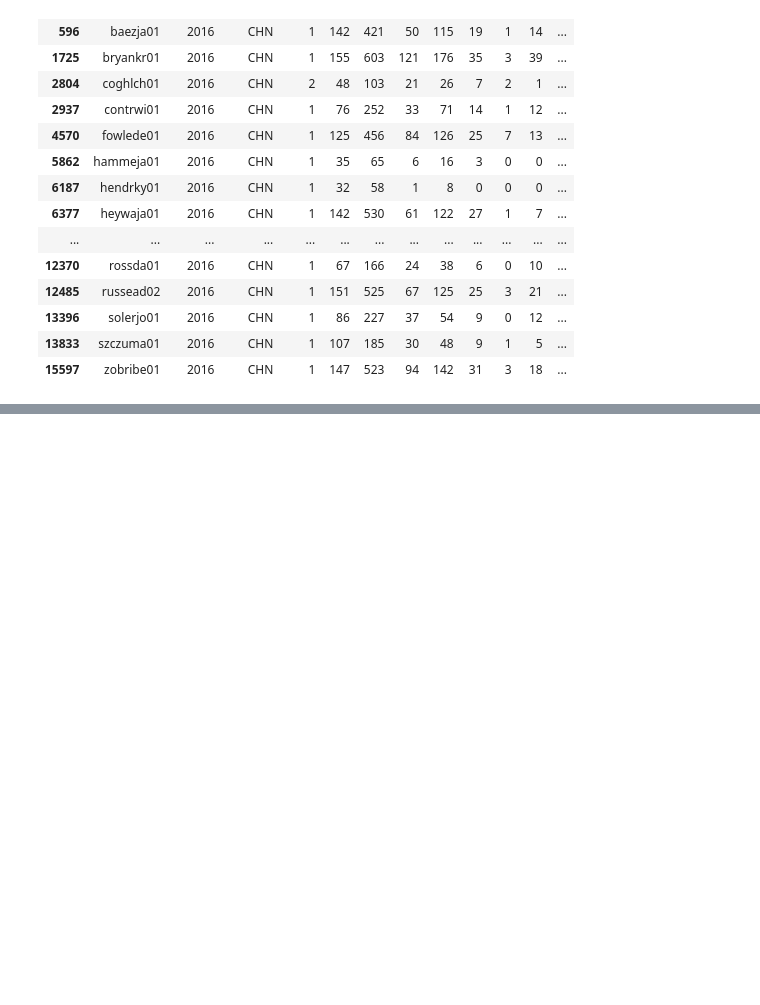
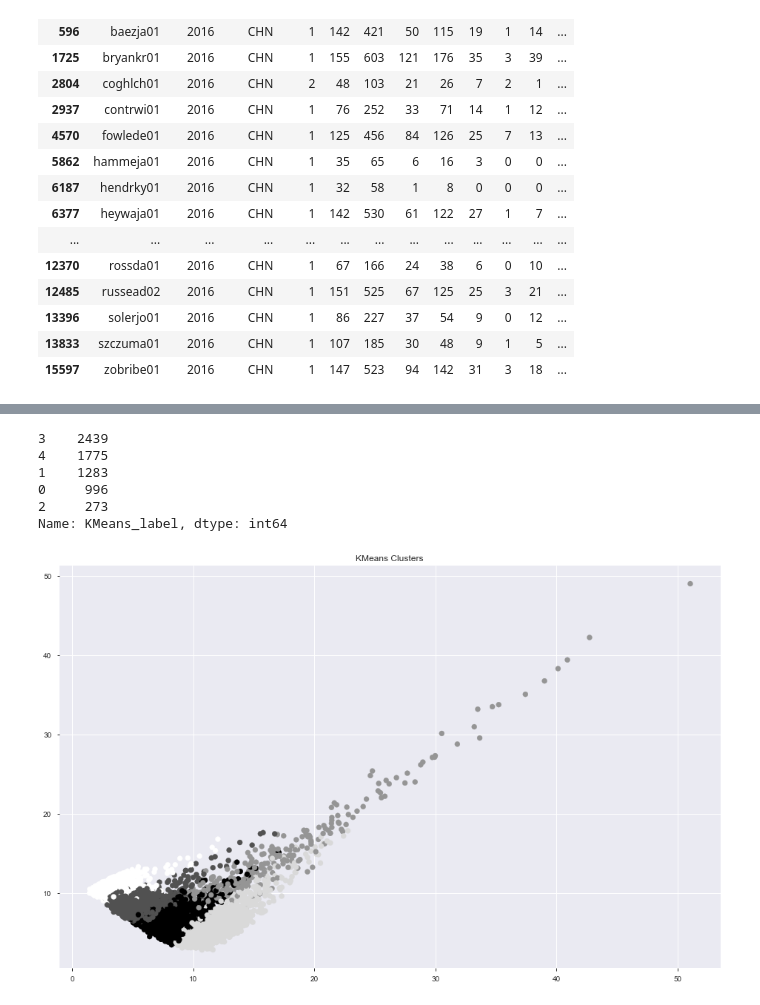
Before and after one commit to mariojrgithub/capstone, a Jupyter notebook: batting_by_year_07-17.ipynb, the cells around one changed output, grey strips where cells are left out. Drawn from its saved outputs; the diff is of its cells as text; code cells hidden in the pictures; blank space fills up the shorter version.

```diff
--- a/batting_by_year_07-17.ipynb
+++ b/batting_by_year_07-17.ipynb
@@ -331,7 +313,7 @@ batter_and_change = pd.concat([batting_by_years, percent_change.rename(columns={
     'R': 'R_chg',
     'H': 'H_chg',
     '2B': '2B_chg',
-    '3B': '3B-chg',
+    '3B': '3B_chg',
     'HR': 'HR_chg',
     'RBI': 'RBI_chg',
     'SB': 'SB_chg',
@@ -409,7 +391,7 @@ attributes = ['G', 'AB', 'R', 'H', '2B', '3B', 'HR',
             'SH', 'SF', 'GIDP', 'throws_R',
             'bats_R', 'OBP', 'Slug_Percent', 'OPS',
             'YRSPRO', 'G_chg', 'AB_chg', 'R_chg', 'H_chg',
-            '2B_chg', '3B-chg', 'HR_chg', 'RBI_chg', 'SB_chg',
+            '2B_chg', '3B_chg', 'HR_chg', 'RBI_chg', 'SB_chg',
             'CS_chg', 'BB_chg', 'SO_chg', 'IBB_chg', 'HBP_chg',
             'SH_chg', 'SF_chg', 'GIDP_chg',
             'OBP_chg', 'Slug_chg', 'OPS_chg']
@@ -420,3 +422,6 @@ data_attributes.head(20)
+# %%
+ss = StandardScaler()
+X_sc = ss.fit_transform(data_attributes)
 # %%
 # import kmeans
 from sklearn.cluster import KMeans
@@ -450,0 +449,4 @@ batter_and_change[(batter_and_change['nameFirst'] == 'Pablo')]
+# %%
+kmeans_model = KMeans(n_clusters=5, random_state=42)
+distances = kmeans_model.fit_transform(X_sc)
+labels = kmeans_model.labels_
@@ -450,0 +480,18 @@ batter_and_change[(batter_and_change['nameFirst'] == 'Pablo')]
+# %%
+batter_and_change['KMeans_label'].value_counts()
+# %% [output]
+3    2439
+4    1775
+1    1283
+0     996
+2     273
+Name: KMeans_label, dtype: int64
+# %%
+# create a scatter plot using labels from KMeans model as color
+plt.figure(figsize=(16,10))
+plt.scatter(distances[:,0], distances[:,1], c=labels)
+plt.title('KMeans Clusters')
+
+plt.show()
+# %% [output]
+[figure, added]
```
Also changed, not shown: parts of 9 cells of this notebook.
